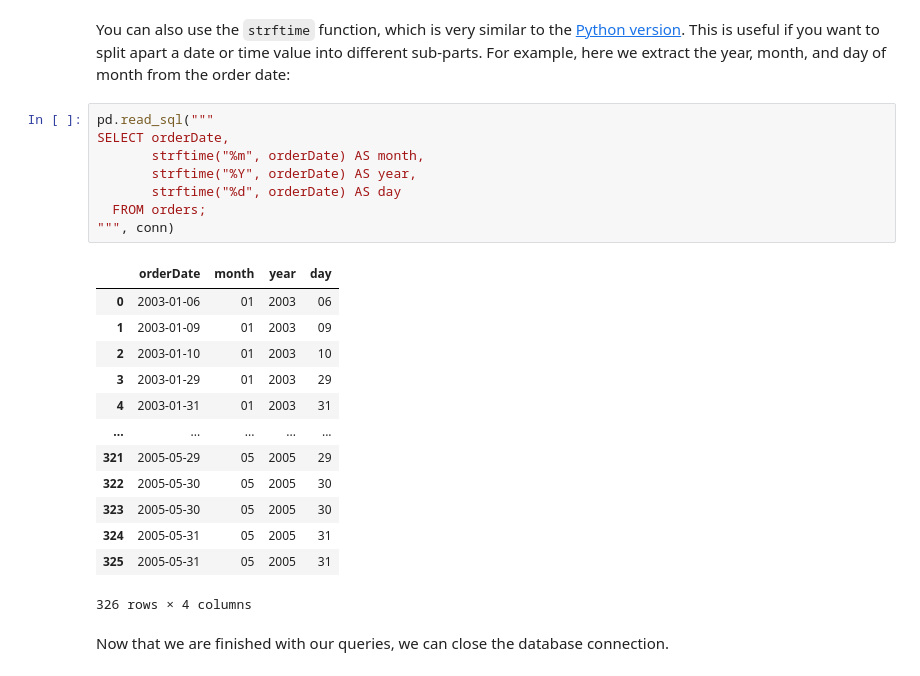
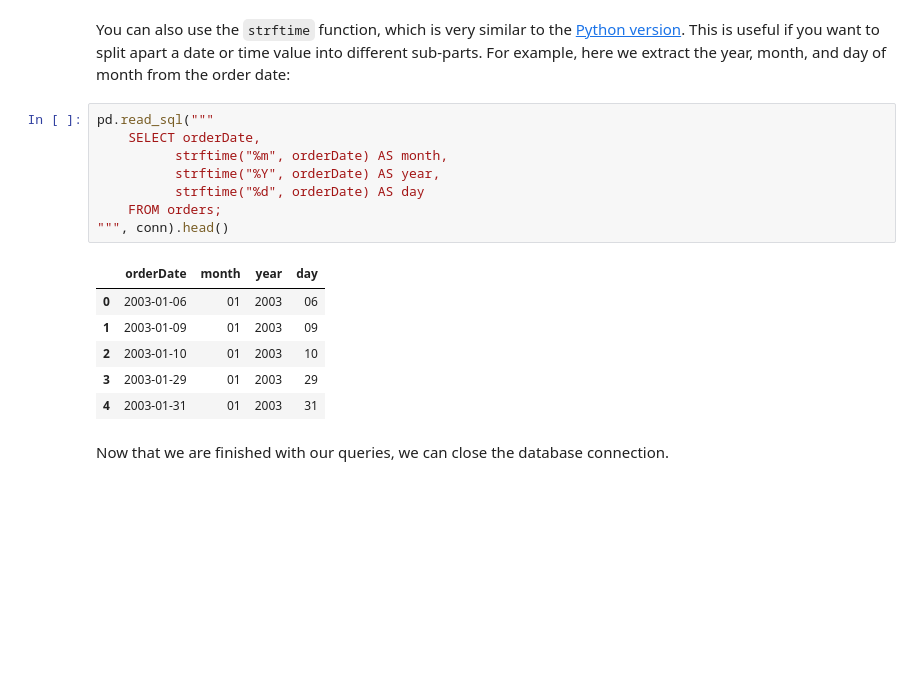
Before and after one commit to rurigi-waweru/dsfpt10-p2-03-selecting-data-with-sql-v2-4-r, a Jupyter notebook: index.ipynb, the cells around one changed output. Drawn from its saved outputs; the diff is of its cells as text; blank space fills up the shorter version.

```diff
--- a/index.ipynb
+++ b/index.ipynb
@@ -553,26 +555,19 @@ SELECT orderDate, date(orderDate, "+7 days") AS one_week_later
 You can also use the `strftime` function, which is very similar to the [Python version](https://docs.python.org/3/library/datetime.html#strftime-strptime-behavior). This is useful if you want to split apart a date or time value into different sub-parts. For example, here we extract the year, month, and day of month from the order date:
 # %%
 pd.read_sql("""
-SELECT orderDate,
-       strftime("%m", orderDate) AS month,
-       strftime("%Y", orderDate) AS year,
-       strftime("%d", orderDate) AS day
-  FROM orders;
-""", conn)
+    SELECT orderDate,
+          strftime("%m", orderDate) AS month,
+          strftime("%Y", orderDate) AS year,
+          strftime("%d", orderDate) AS day
+    FROM orders;
+""", conn).head()
 # %% [output]
 |  | orderDate | month | year | day |
 | 0 | 2003-01-06 | 01 | 2003 | 06 |
 | 1 | 2003-01-09 | 01 | 2003 | 09 |
 | 2 | 2003-01-10 | 01 | 2003 | 10 |
 | 3 | 2003-01-29 | 01 | 2003 | 29 |
 | 4 | 2003-01-31 | 01 | 2003 | 31 |
-| ... | ... | ... | ... | ... |
-| 321 | 2005-05-29 | 05 | 2005 | 29 |
-| 322 | 2005-05-30 | 05 | 2005 | 30 |
-| 323 | 2005-05-30 | 05 | 2005 | 30 |
-| 324 | 2005-05-31 | 05 | 2005 | 31 |
-| 325 | 2005-05-31 | 05 | 2005 | 31 |
-326 rows × 4 columns
 # %% [markdown]
 Now that we are finished with our queries, we can close the database connection.
 # %%
```
Also changed, not shown: parts of 1 cell of this notebook.
